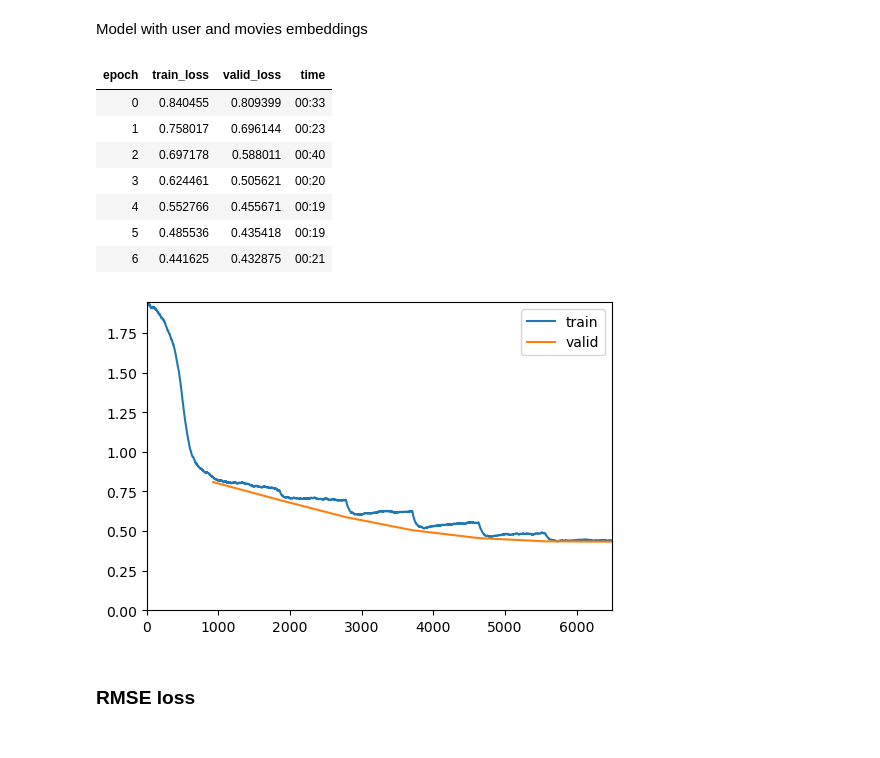
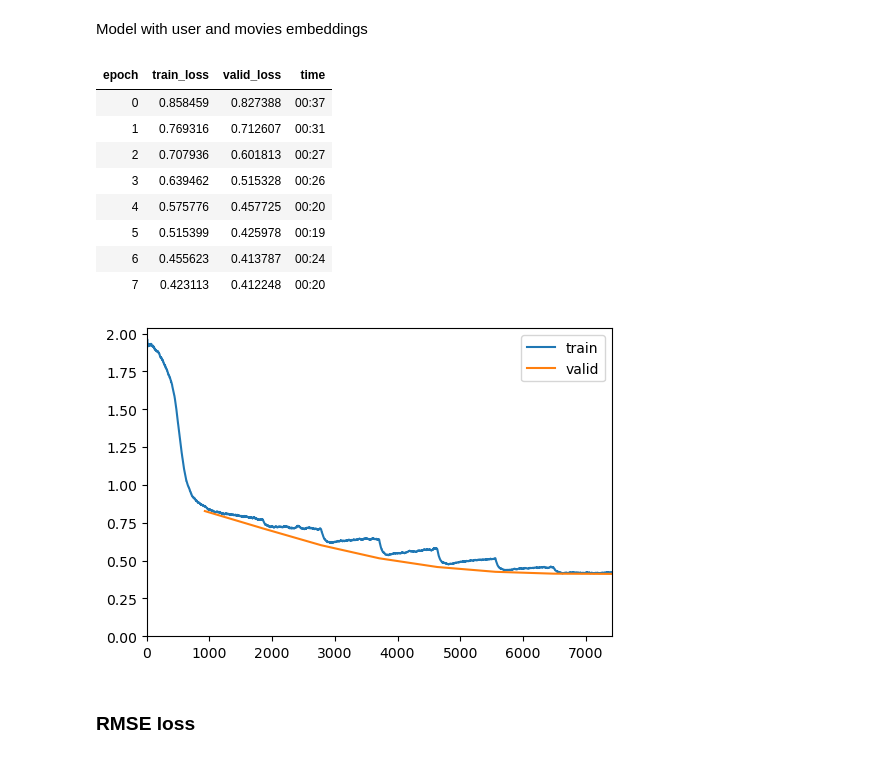
Before and after one commit to Ssslakter/hits-recsys, a Jupyter notebook: nbs/03_embed.ipynb, the cells around one changed output. Saved outputs shown, nothing was run; the diff lists cells and outputs as text; code cells hidden in the pictures.

```diff
--- a/nbs/03_embed.ipynb
+++ b/nbs/03_embed.ipynb
@@ -65,17 +65,18 @@ model = torch.compile(model)
 learn = Learner(dls, model, loss_func=MSELossFlat())
 # %%
 #|eval: false
-learn.fit_one_cycle(7,6e-3, wd=0.1, cbs=[ShowGraphCallback()])
+learn.fit_one_cycle(8,6e-3, wd=0.1, cbs=[ShowGraphCallback()])
 # %% [output]
 | epoch | train_loss | valid_loss | time |
-| 0 | 0.840455 | 0.809399 | 00:33 |
-| 1 | 0.758017 | 0.696144 | 00:23 |
-| 2 | 0.697178 | 0.588011 | 00:40 |
-| 3 | 0.624461 | 0.505621 | 00:20 |
-| 4 | 0.552766 | 0.455671 | 00:19 |
-| 5 | 0.485536 | 0.435418 | 00:19 |
-| 6 | 0.441625 | 0.432875 | 00:21 |
+| 0 | 0.858459 | 0.827388 | 00:37 |
+| 1 | 0.769316 | 0.712607 | 00:31 |
+| 2 | 0.707936 | 0.601813 | 00:27 |
+| 3 | 0.639462 | 0.515328 | 00:26 |
+| 4 | 0.575776 | 0.457725 | 00:20 |
+| 5 | 0.515399 | 0.425978 | 00:19 |
+| 6 | 0.455623 | 0.413787 | 00:24 |
+| 7 | 0.423113 | 0.412248 | 00:20 |
-[figure, old version]
+[figure, new version]
 # %% [markdown]
 ### RMSE loss
 # %%
```
Also changed, not shown: parts of 9 cells of this notebook, 6 other files.
